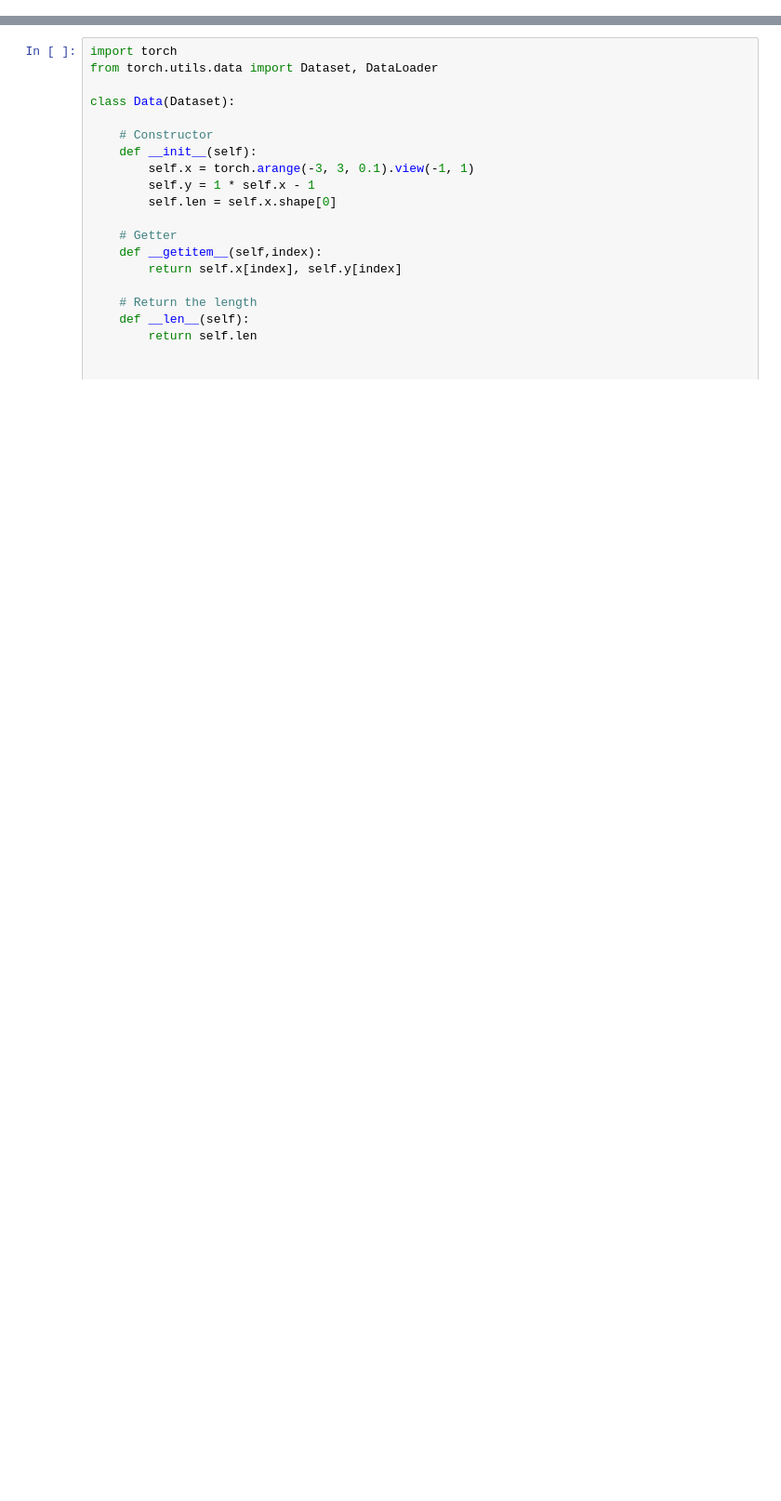
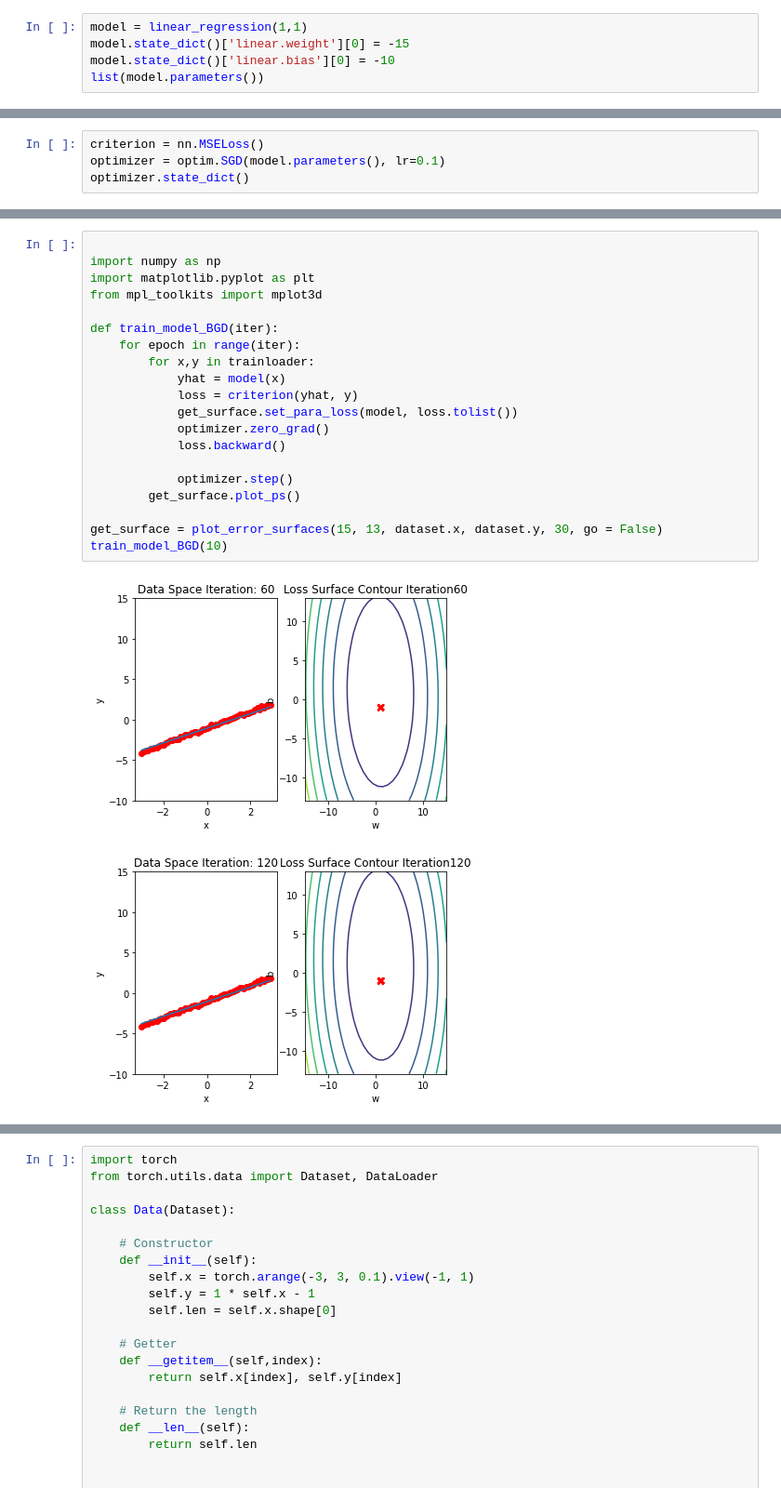
Before and after one commit to dparksports/circle-detector, a Jupyter notebook: torch.ipynb, the cells around one changed output, grey strips where cells are left out. Shown at 93% size. Saved outputs shown, nothing was run; the diff lists cells and outputs as text; blank space fills up the shorter version.

```diff
--- a/torch.ipynb
+++ b/torch.ipynb
@@ -0,0 +68,5 @@
+# %%
+model = linear_regression(1,1)
+model.state_dict()['linear.weight'][0] = -15
+model.state_dict()['linear.bias'][0] = -10
+list(model.parameters())
@@ -0,0 +78,4 @@
+# %%
+criterion = nn.MSELoss()
+optimizer = optim.SGD(model.parameters(), lr=0.1)
+optimizer.state_dict()
@@ -0,0 +168,23 @@
+# %%
+
+import numpy as np
+import matplotlib.pyplot as plt
+from mpl_toolkits import mplot3d
+
+def train_model_BGD(iter):
+    for epoch in range(iter):
+        for x,y in trainloader:
+            yhat = model(x)
+            loss = criterion(yhat, y)
+            get_surface.set_para_loss(model, loss.tolist())
+            optimizer.zero_grad()
+            loss.backward()
+
+            optimizer.step()
+        get_surface.plot_ps()
+
+get_surface = plot_error_surfaces(15, 13, dataset.x, dataset.y, 30, go = False)
+train_model_BGD(10)
+# %% [output]
+[figure, added]
+[figure, added]
```
Also changed, not shown: parts of 9 cells of this notebook.
